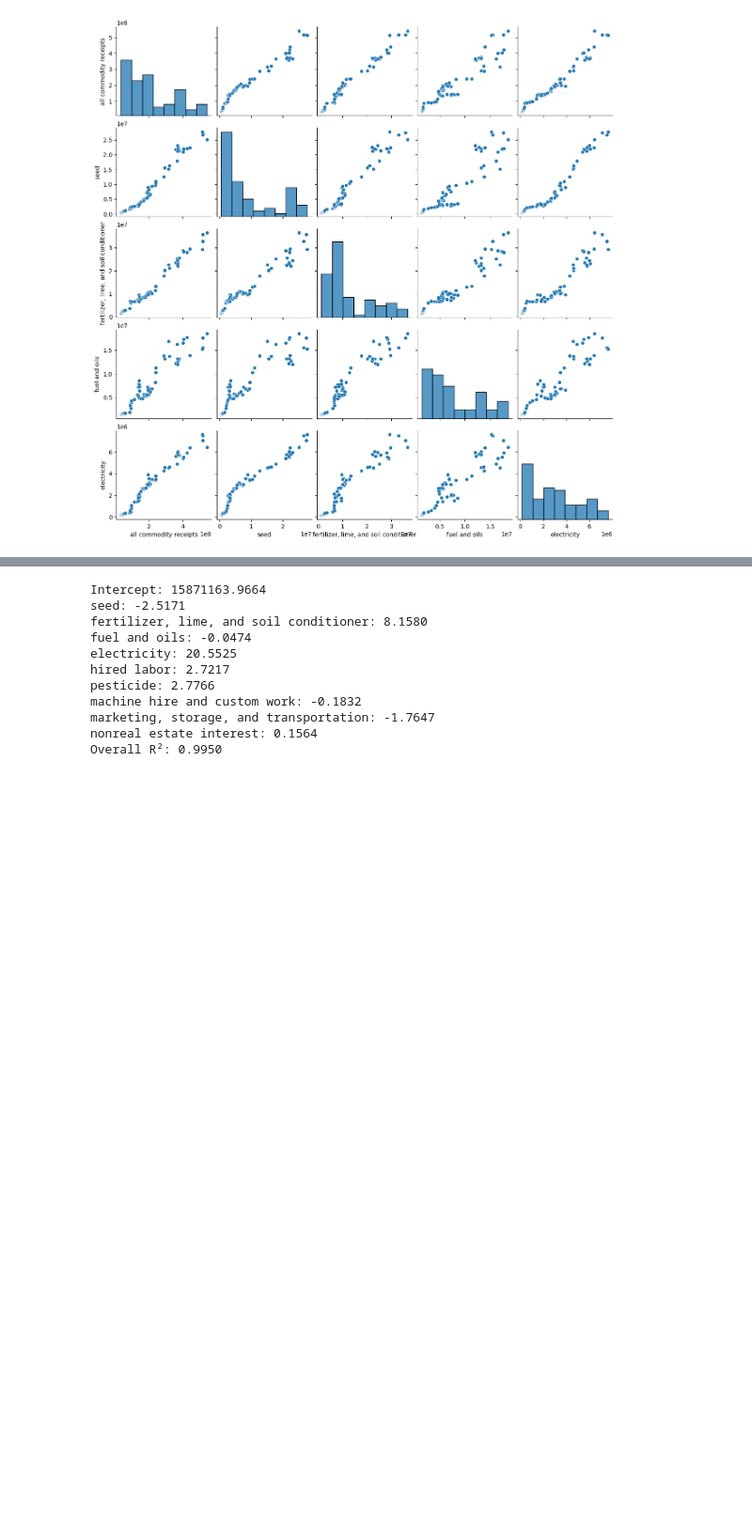
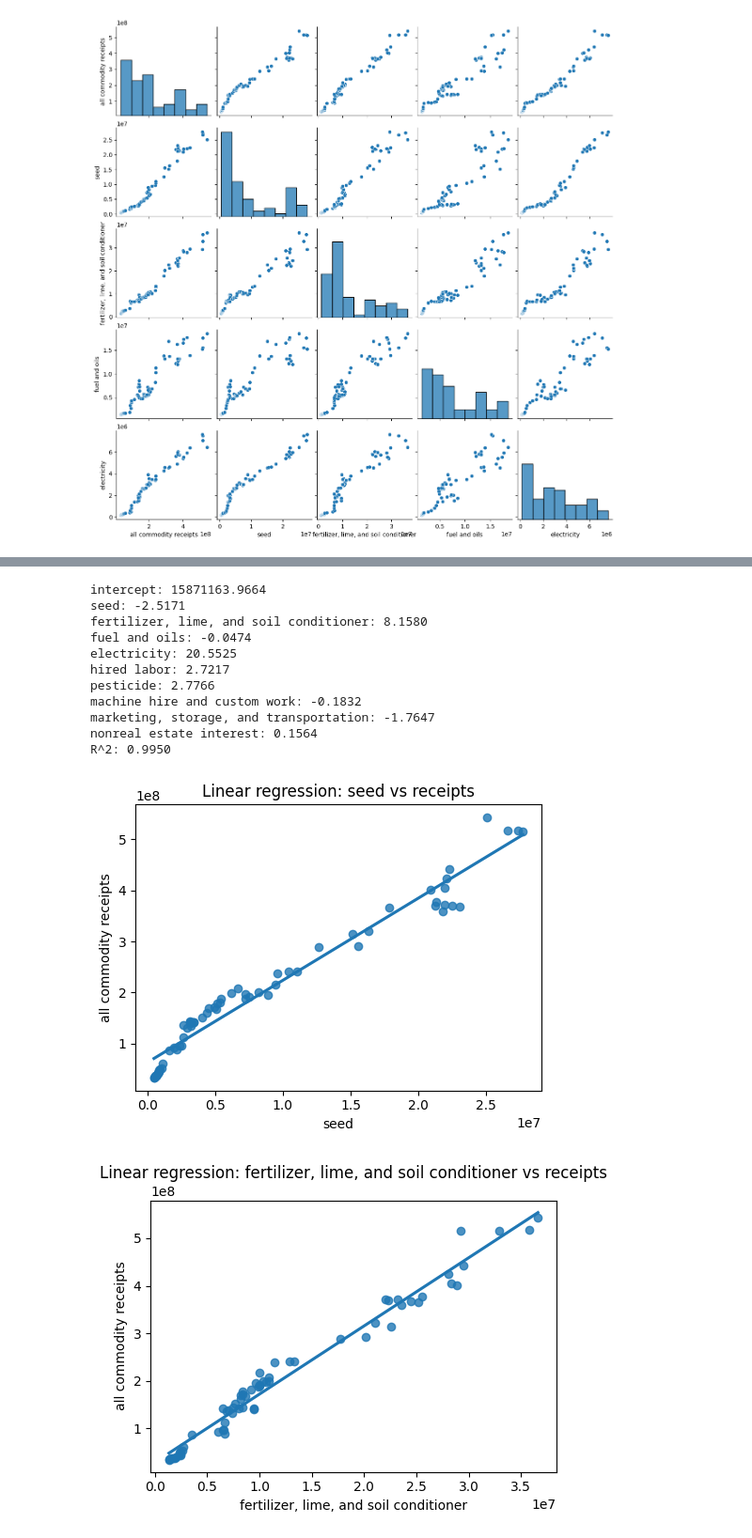
Before and after one commit to sbat11/Farm-Profitability-Model, a Jupyter notebook: eda_farm_receipts.ipynb, the cells around one changed output, grey strips where cells are left out. Shown at 94% size. Drawn from its saved outputs; the diff is of its cells as text; code cells hidden in the pictures; blank space fills up the shorter version.

```diff
--- a/eda_farm_receipts.ipynb
+++ b/eda_farm_receipts.ipynb
@@ -160,22 +160,34 @@ Coefficient: 63.6954, Intercept: 21028320.0693, R²: 0.9663
 # %%
-# Multivariate regression on all expense features
+# multi variable linear regression on all expense features
 X_all = data[expense_cols].values
-lr_all = LinearRegression()
-lr_all.fit(X_all, y)
-y_all_pred = lr_all.predict(X_all)
-print(f'Intercept: {lr_all.intercept_:.4f}')
-for feat, coef in zip(expense_cols, lr_all.coef_):
+multivar_linear_reg_all = LinearRegression()
+multivar_linear_reg_all.fit(X_all, y_all_commodity_reciepts)
+y_all_pred = multivar_linear_reg_all.predict(X_all)
+print(f'intercept: {multivar_linear_reg_all.intercept_:.4f}')
+for feat, coef in zip(expense_cols, multivar_linear_reg_all.coef_):
     print(f'{feat}: {coef:.4f}')
-print(f'Overall R²: {r2_score(y, y_all_pred):.4f}')
+print(f'R^2: {r2_score(y_all_commodity_reciepts, y_all_pred):.4f}')
+
+# graph each of
+for exp in expense_cols:
+    if exp == "electricity":
+        continue
+    plt.figure(figsize=(5, 4))
+    sns.regplot(x=exp, y='all commodity receipts', data=data, ci=None)
+    plt.title(f'Linear regression: {exp} vs receipts')
+    plt.tight_layout()
+    plt.show()
 # %% [output]
-Intercept: 15871163.9664
+intercept: 15871163.9664
 seed: -2.5171
 fertilizer, lime, and soil conditioner: 8.1580
 fuel and oils: -0.0474
 electricity: 20.5525
 hired labor: 2.7217
 pesticide: 2.7766
 machine hire and custom work: -0.1832
 marketing, storage, and transportation: -1.7647
 nonreal estate interest: 0.1564
-Overall R²: 0.9950
+R^2: 0.9950
+[figure, added]
+[figure, added]
```
Also changed, not shown: parts of 11 cells of this notebook.
